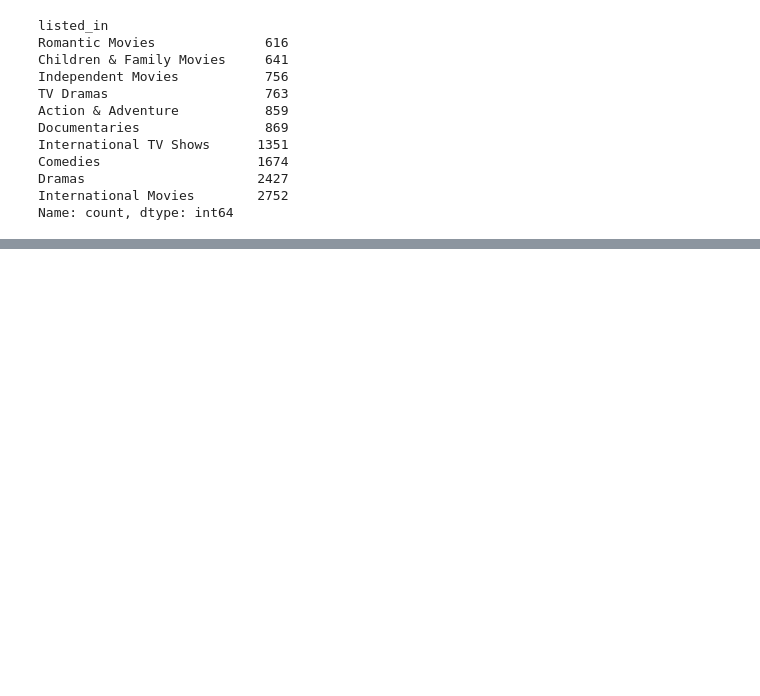
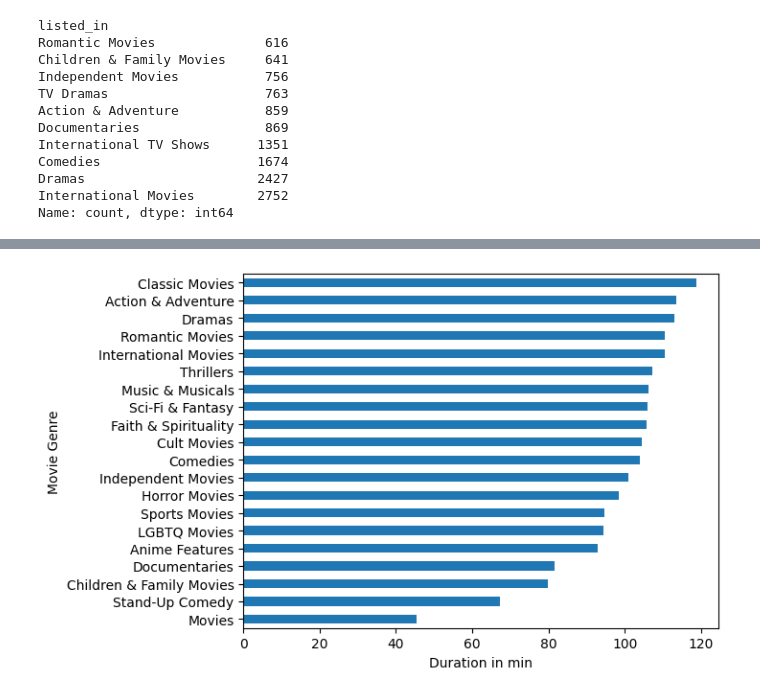
Before and after one commit to HamzahFayad/netflix-insights, a Jupyter notebook: netflix_data_analysis.ipynb, the cells around one changed output, grey strips where cells are left out. Saved outputs shown, nothing was run; the diff lists cells and outputs as text; code cells hidden in the pictures; blank space fills up the shorter version.

```diff
--- a/netflix_data_analysis.ipynb
+++ b/netflix_data_analysis.ipynb
@@ -90,0 +93,19 @@ plt.show()
+# %%
+avg_runtime = popular_genres_exploded.copy()
+avg_runtime = avg_runtime.loc[avg_runtime["type"] == "Movie", :]
+avg_runtime = avg_runtime.dropna(subset=['duration'])
+#avg_runtime["duration"] = avg_runtime["duration"].str.extract("(\d+)", expand=False).astype(integer)
+#avg_runtime.pivot_table(values="duration", columns="genre", index="runtime", aggfunc="mean")
+# %%
+avg_runtime["duration"].isnull().sum()
+avg_runtime["duration"] = avg_runtime["duration"].str.extract("(\d+)", expand=False).astype(float)
+# %%
+mean_movie_duration = avg_runtime.pivot_table(values="duration", index="listed_in", aggfunc="mean")
+mean_movie_duration = mean_movie_duration.sort_values(by="duration", ascending=True)
+# %%
+mean_movie_duration.plot(kind="barh", legend=False)
+plt.xlabel("Duration in min")
+plt.ylabel("Movie Genre")
+plt.show()
+# %% [output]
+[figure, added]
```
Also changed, not shown: parts of 4 cells of this notebook, 1 other file.
